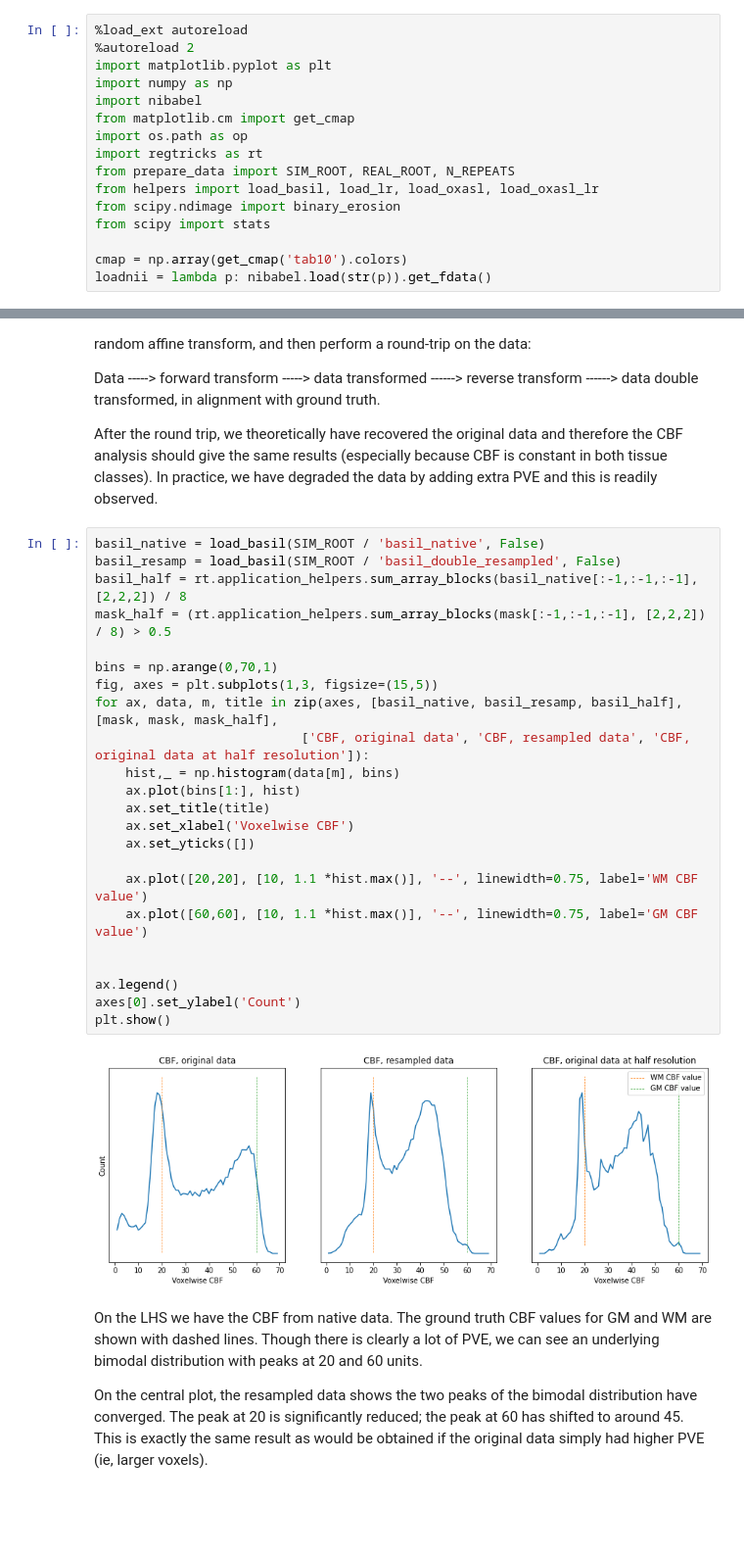
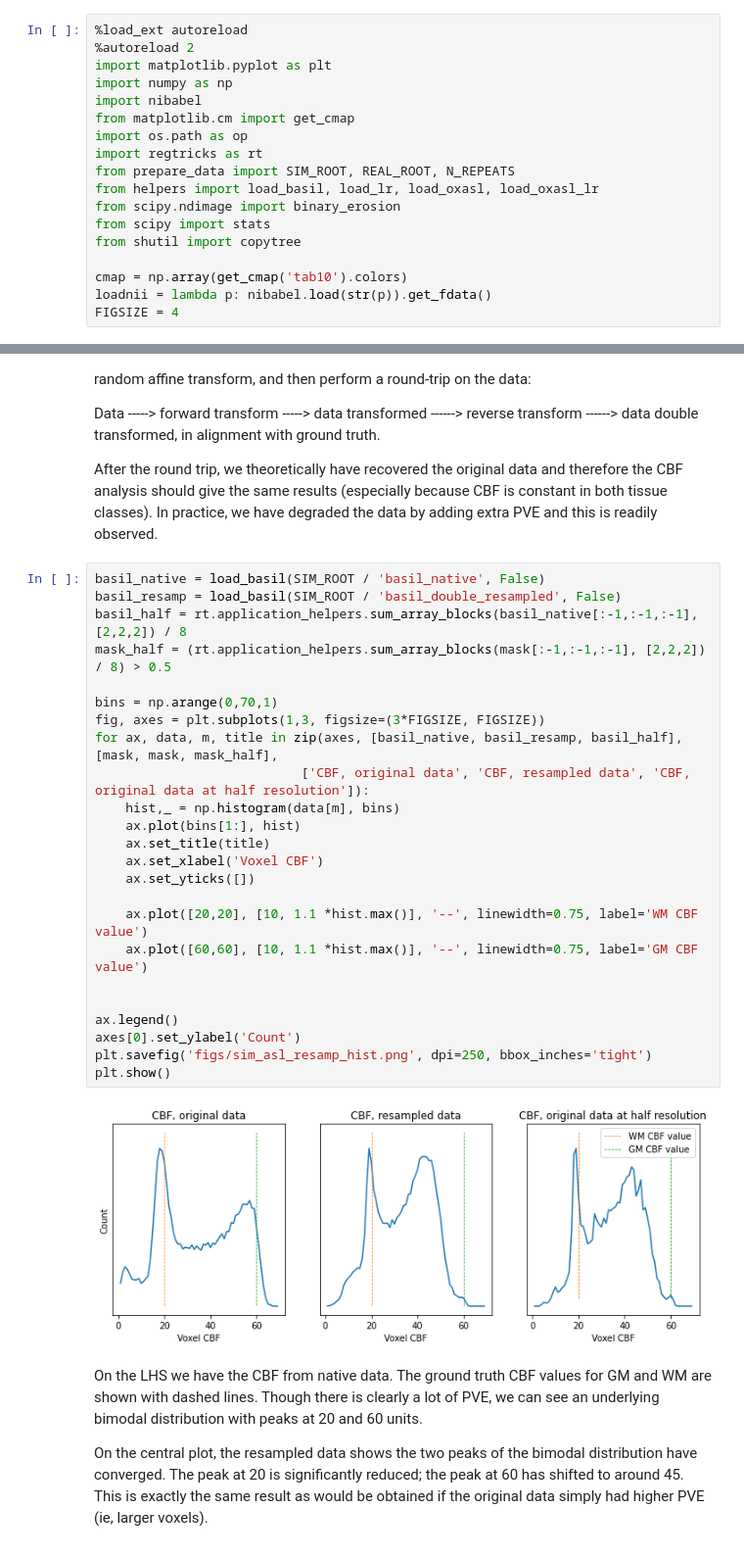
Before and after one commit to tomfrankkirk/pvec_problems, a Jupyter notebook: brain.ipynb, the cells around one changed output, grey strips where cells are left out. Shown at 98% size. Cells and saved outputs as stored; diff of their text form; blank space fills up the shorter version.

```diff
--- a/brain.ipynb
+++ b/brain.ipynb
@@ -13,7 +13,9 @@ from prepare_data import SIM_ROOT, REAL_ROOT, N_REPEATS
 from helpers import load_basil, load_lr, load_oxasl, load_oxasl_lr
 from scipy.ndimage import binary_erosion
 from scipy import stats
+from shutil import copytree
 
 cmap = np.array(get_cmap('tab10').colors)
 loadnii = lambda p: nibabel.load(str(p)).get_fdata()
+FIGSIZE = 4
 # %% [output]
@@ -47,28 +53,29 @@ After the round trip, we theoretically have recovered the original data and ther
 # %%
 basil_native = load_basil(SIM_ROOT / 'basil_native', False)
 basil_resamp = load_basil(SIM_ROOT / 'basil_double_resampled', False)
 basil_half = rt.application_helpers.sum_array_blocks(basil_native[:-1,:-1,:-1], [2,2,2]) / 8
 mask_half = (rt.application_helpers.sum_array_blocks(mask[:-1,:-1,:-1], [2,2,2]) / 8) > 0.5
 
 bins = np.arange(0,70,1)
-fig, axes = plt.subplots(1,3, figsize=(15,5))
+fig, axes = plt.subplots(1,3, figsize=(3*FIGSIZE, FIGSIZE))
 for ax, data, m, title in zip(axes, [basil_native, basil_resamp, basil_half], [mask, mask, mask_half],
                            ['CBF, original data', 'CBF, resampled data', 'CBF, original data at half resolution']):
     hist,_ = np.histogram(data[m], bins)
     ax.plot(bins[1:], hist)
     ax.set_title(title)
-    ax.set_xlabel('Voxelwise CBF')
+    ax.set_xlabel('Voxel CBF')
     ax.set_yticks([])
 
     ax.plot([20,20], [10, 1.1 *hist.max()], '--', linewidth=0.75, label='WM CBF value')
     ax.plot([60,60], [10, 1.1 *hist.max()], '--', linewidth=0.75, label='GM CBF value')
 
 
 ax.legend()
 axes[0].set_ylabel('Count')
+plt.savefig('figs/sim_asl_resamp_hist.png', dpi=250, bbox_inches='tight')
 plt.show()
 # %% [output]
-[figure, old version]
+[figure, new version]
 # %% [markdown]
 On the LHS we have the CBF from native data. The ground truth CBF values for GM and WM are shown with dashed lines. Though there is clearly a lot of PVE, we can see an underlying bimodal distribution with peaks at 20 and 60 units.
 
```
Also changed, not shown: parts of 30 cells of this notebook, 2 other files.
